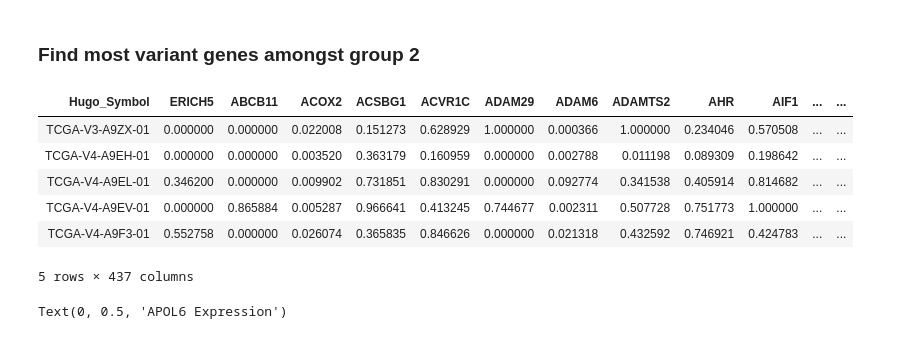
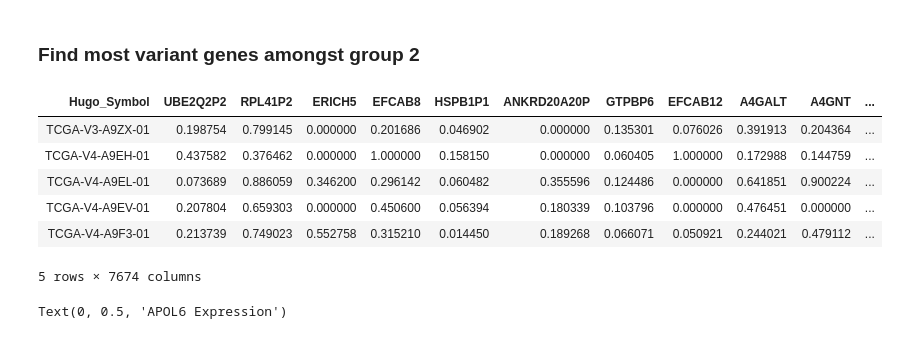
Before and after one commit to N8Grant/TripodsREU, a Jupyter notebook: scripts/Week5Exp.ipynb, the cells around one changed output. Saved outputs shown, nothing was run; the diff lists cells and outputs as text; code cells hidden in the pictures.

```diff
--- a/scripts/Week5Exp.ipynb
+++ b/scripts/Week5Exp.ipynb
@@ -1129,17 +1125,20 @@ Counter({2: 4, 0: 37, 1: 35, nan: 4})
 # %% [markdown]
 ### Find most variant genes amongst group 2
 # %%
-most_variant = td.variance_threshold_selector(gene_expression.loc[immune_ids[2]].T, threshold=0.0865).T
+most_variant = td.variance_threshold_selector(gene_expression.loc[immune_ids[2]].T, threshold=0.03).T
 most_variant.assign(m=most_variant.var(axis=1)).sort_values('m').drop('m', axis=1)
+del most_variant["PEX5"]
+del most_variant["BCL11A"]
+del most_variant["BRCA1"]
 most_variant.head()
 # %% [output]
-| Hugo_Symbol | ERICH5 | ABCB11 | ACOX2 | ACSBG1 | ACVR1C | ADAM29 | ADAM6 | ADAMTS2 | AHR | AIF1 | ... | ... |
-| TCGA-V3-A9ZX-01 | 0.000000 | 0.000000 | 0.022008 | 0.151273 | 0.628929 | 1.000000 | 0.000366 | 1.000000 | 0.234046 | 0.570508 | ... | ... |
-| TCGA-V4-A9EH-01 | 0.000000 | 0.000000 | 0.003520 | 0.363179 | 0.160959 | 0.000000 | 0.002788 | 0.011198 | 0.089309 | 0.198642 | ... | ... |
-| TCGA-V4-A9EL-01 | 0.346200 | 0.000000 | 0.009902 | 0.731851 | 0.830291 | 0.000000 | 0.092774 | 0.341538 | 0.405914 | 0.814682 | ... | ... |
-| TCGA-V4-A9EV-01 | 0.000000 | 0.865884 | 0.005287 | 0.966641 | 0.413245 | 0.744677 | 0.002311 | 0.507728 | 0.751773 | 1.000000 | ... | ... |
-| TCGA-V4-A9F3-01 | 0.552758 | 0.000000 | 0.026074 | 0.365835 | 0.846626 | 0.000000 | 0.021318 | 0.432592 | 0.746921 | 0.424783 | ... | ... |
+| Hugo_Symbol | UBE2Q2P2 | RPL41P2 | ERICH5 | EFCAB8 | HSPB1P1 | ANKRD20A20P | GTPBP6 | EFCAB12 | A4GALT | A4GNT | ... |
+| TCGA-V3-A9ZX-01 | 0.198754 | 0.799145 | 0.000000 | 0.201686 | 0.046902 | 0.000000 | 0.135301 | 0.076026 | 0.391913 | 0.204364 | ... |
+| TCGA-V4-A9EH-01 | 0.437582 | 0.376462 | 0.000000 | 1.000000 | 0.158150 | 0.000000 | 0.060405 | 1.000000 | 0.172988 | 0.144759 | ... |
+| TCGA-V4-A9EL-01 | 0.073689 | 0.886059 | 0.346200 | 0.296142 | 0.060482 | 0.355596 | 0.124486 | 0.000000 | 0.641851 | 0.900224 | ... |
+| TCGA-V4-A9EV-01 | 0.207804 | 0.659303 | 0.000000 | 0.450600 | 0.056394 | 0.180339 | 0.103796 | 0.000000 | 0.476451 | 0.000000 | ... |
+| TCGA-V4-A9F3-01 | 0.213739 | 0.749023 | 0.552758 | 0.315210 | 0.014450 | 0.189268 | 0.066071 | 0.050921 | 0.244021 | 0.479112 | ... |
-5 rows × 437 columns
+5 rows × 7674 columns
 # %%
 sns.scatterplot([gene_expression.loc[p,"CCL4"] for p in immune_ids[2]],[gene_expression.loc[p,"APOL6"] for p in immune_ids[2]], hue=[immune_fractions_df.loc[p,"CD8 T cells"] for p in immune_ids[2]])
 plt.title("CCL4 vs APOL6 expression (color CD8 T cell fraction)")
```
Also changed, not shown: parts of 9 cells of this notebook, 3 other files.
